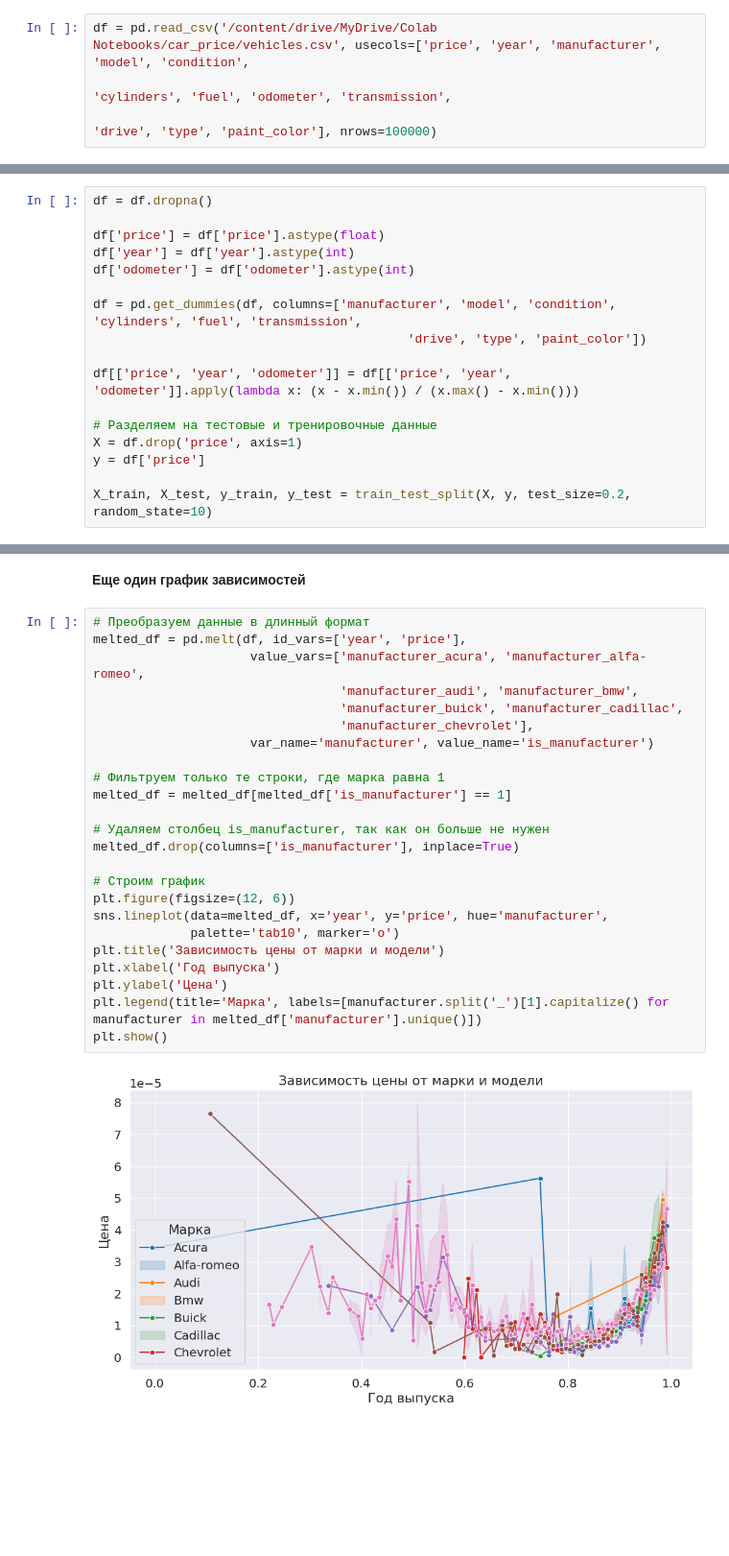
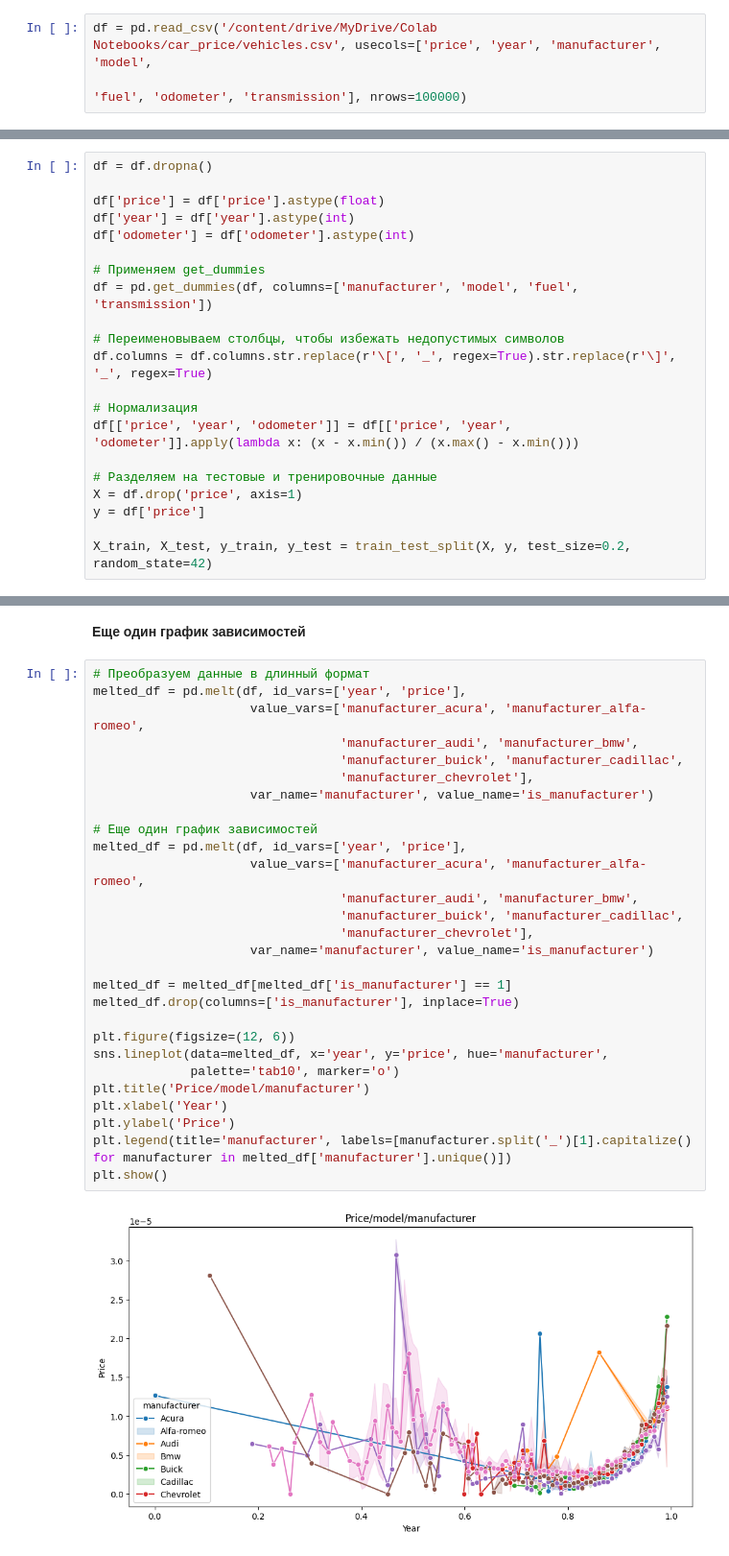
Before and after one commit to Kot71nsk/Car_Price, a Jupyter notebook: car_price.ipynb, the cells around one changed output, grey strips where cells are left out. Shown: that part at 96% size. Cells and saved outputs as stored; diff of their text form; blank space fills up the shorter version.

```diff
--- a/car_price.ipynb
+++ b/car_price.ipynb
@@ -9,6 +9,5 @@ import seaborn as sns
 from sklearn.model_selection import train_test_split
 from sklearn.metrics import mean_absolute_error, mean_squared_error
 # %%
-df = pd.read_csv('/content/drive/MyDrive/Colab Notebooks/car_price/vehicles.csv', usecols=['price', 'year', 'manufacturer', 'model', 'condition',
-                                                                                           'cylinders', 'fuel', 'odometer', 'transmission',
-                                                                                           'drive', 'type', 'paint_color'], nrows=100000)
+df = pd.read_csv('/content/drive/MyDrive/Colab Notebooks/car_price/vehicles.csv', usecols=['price', 'year', 'manufacturer', 'model',
+                                                                                           'fuel', 'odometer', 'transmission'], nrows=100000)
@@ -76,13 +95,17 @@ df['price'] = df['price'].astype(float)
 df['year'] = df['year'].astype(int)
 df['odometer'] = df['odometer'].astype(int)
 
-df = pd.get_dummies(df, columns=['manufacturer', 'model', 'condition', 'cylinders', 'fuel', 'transmission',
-                                          'drive', 'type', 'paint_color'])
+# Применяем get_dummies
+df = pd.get_dummies(df, columns=['manufacturer', 'model', 'fuel', 'transmission'])
 
+# Переименовываем столбцы, чтобы избежать недопустимых символов
+df.columns = df.columns.str.replace(r'\[', '_', regex=True).str.replace(r'\]', '_', regex=True)
+
+# Нормализация
 df[['price', 'year', 'odometer']] = df[['price', 'year', 'odometer']].apply(lambda x: (x - x.min()) / (x.max() - x.min()))
 
 # Разделяем на тестовые и тренировочные данные
 X = df.drop('price', axis=1)
 y = df['price']
 
-X_train, X_test, y_train, y_test = train_test_split(X, y, test_size=0.2, random_state=10)
+X_train, X_test, y_train, y_test = train_test_split(X, y, test_size=0.2, random_state=42)
@@ -176,26 +189,30 @@ MSE: 0.00
 # %%
 # Преобразуем данные в длинный формат
 melted_df = pd.melt(df, id_vars=['year', 'price'],
                      value_vars=['manufacturer_acura', 'manufacturer_alfa-romeo',
                                  'manufacturer_audi', 'manufacturer_bmw',
                                  'manufacturer_buick', 'manufacturer_cadillac',
                                  'manufacturer_chevrolet'],
                      var_name='manufacturer', value_name='is_manufacturer')
 
-# Фильтруем только те строки, где марка равна 1
+# Еще один график зависимостей
+melted_df = pd.melt(df, id_vars=['year', 'price'],
+                     value_vars=['manufacturer_acura', 'manufacturer_alfa-romeo',
+                                 'manufacturer_audi', 'manufacturer_bmw',
+                                 'manufacturer_buick', 'manufacturer_cadillac',
+                                 'manufacturer_chevrolet'],
+                     var_name='manufacturer', value_name='is_manufacturer')
+
 melted_df = melted_df[melted_df['is_manufacturer'] == 1]
-
-# Удаляем столбец is_manufacturer, так как он больше не нужен
 melted_df.drop(columns=['is_manufacturer'], inplace=True)
 
-# Строим график
 plt.figure(figsize=(12, 6))
 sns.lineplot(data=melted_df, x='year', y='price', hue='manufacturer',
              palette='tab10', marker='o')
-plt.title('Зависимость цены от марки и модели')
-plt.xlabel('Год выпуска')
-plt.ylabel('Цена')
-plt.legend(title='Марка', labels=[manufacturer.split('_')[1].capitalize() for manufacturer in melted_df['manufacturer'].unique()])
+plt.title('Price/model/manufacturer')
+plt.xlabel('Year')
+plt.ylabel('Price')
+plt.legend(title='manufacturer', labels=[manufacturer.split('_')[1].capitalize() for manufacturer in melted_df['manufacturer'].unique()])
 plt.show()
 # %% [output]
-[figure, old version]
+[figure, new version]
```
Also changed, not shown: parts of 12 cells of this notebook.
